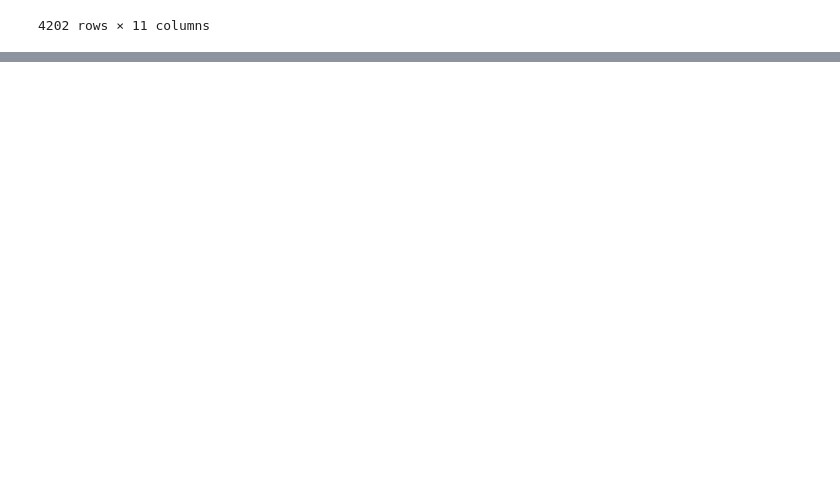
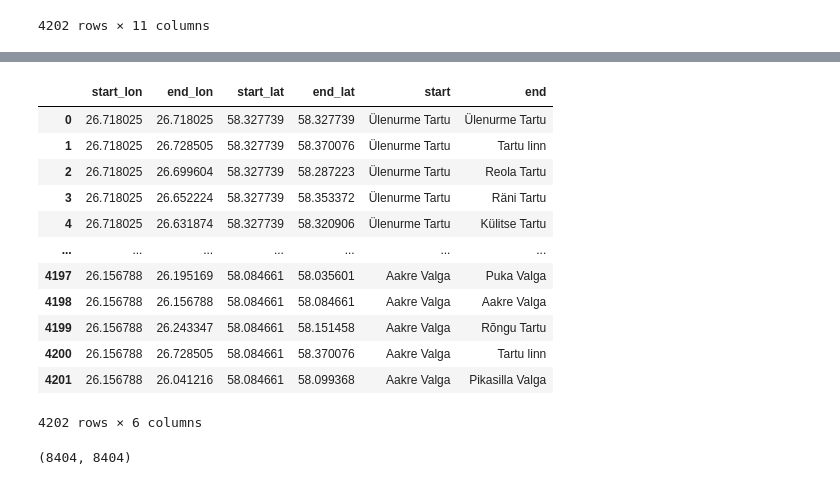
Before and after one commit to MINIMALaq/Connection_plot_on_the_map, a Jupyter notebook: pre_process.ipynb, the cells around one changed output, grey strips where cells are left out. Saved outputs shown, nothing was run; the diff lists cells and outputs as text; code cells hidden in the pictures; blank space fills up the shorter version.

```diff
--- a/pre_process.ipynb
+++ b/pre_process.ipynb
@@ -155,0 +151,19 @@ ndf.to_csv('od.csv',index=False)
+# %%
+ndf = pd.DataFrame(map(substiute,sample_od.KANT_start,sample_od.KANT_end),columns=['start_lon','end_lon','start_lat','end_lat'])
+ndf['start'] = sample_od.KANT_start.values
+ndf['end'] = sample_od.KANT_end.values
+ndf
+# %% [output]
+|  | start_lon | end_lon | start_lat | end_lat | start | end |
+| 0 | 26.718025 | 26.718025 | 58.327739 | 58.327739 | Ülenurme Tartu | Ülenurme Tartu |
+| 1 | 26.718025 | 26.728505 | 58.327739 | 58.370076 | Ülenurme Tartu | Tartu linn |
+| 2 | 26.718025 | 26.699604 | 58.327739 | 58.287223 | Ülenurme Tartu | Reola Tartu |
+| 3 | 26.718025 | 26.652224 | 58.327739 | 58.353372 | Ülenurme Tartu | Räni Tartu |
+| 4 | 26.718025 | 26.631874 | 58.327739 | 58.320906 | Ülenurme Tartu | Külitse Tartu |
+| ... | ... | ... | ... | ... | ... | ... |
+| 4197 | 26.156788 | 26.195169 | 58.084661 | 58.035601 | Aakre Valga | Puka Valga |
+| 4198 | 26.156788 | 26.156788 | 58.084661 | 58.084661 | Aakre Valga | Aakre Valga |
+| 4199 | 26.156788 | 26.243347 | 58.084661 | 58.151458 | Aakre Valga | Rõngu Tartu |
+| 4200 | 26.156788 | 26.728505 | 58.084661 | 58.370076 | Aakre Valga | Tartu linn |
+| 4201 | 26.156788 | 26.041216 | 58.084661 | 58.099368 | Aakre Valga | Pikasilla Valga |
+4202 rows × 6 columns
@@ -155,0 +184,4 @@ ndf.to_csv('od.csv',index=False)
+# %%
+len(names) , len(rlat)
+# %% [output]
+(8404, 8404)
```
Also changed, not shown: parts of 12 cells of this notebook, 3 other files.
